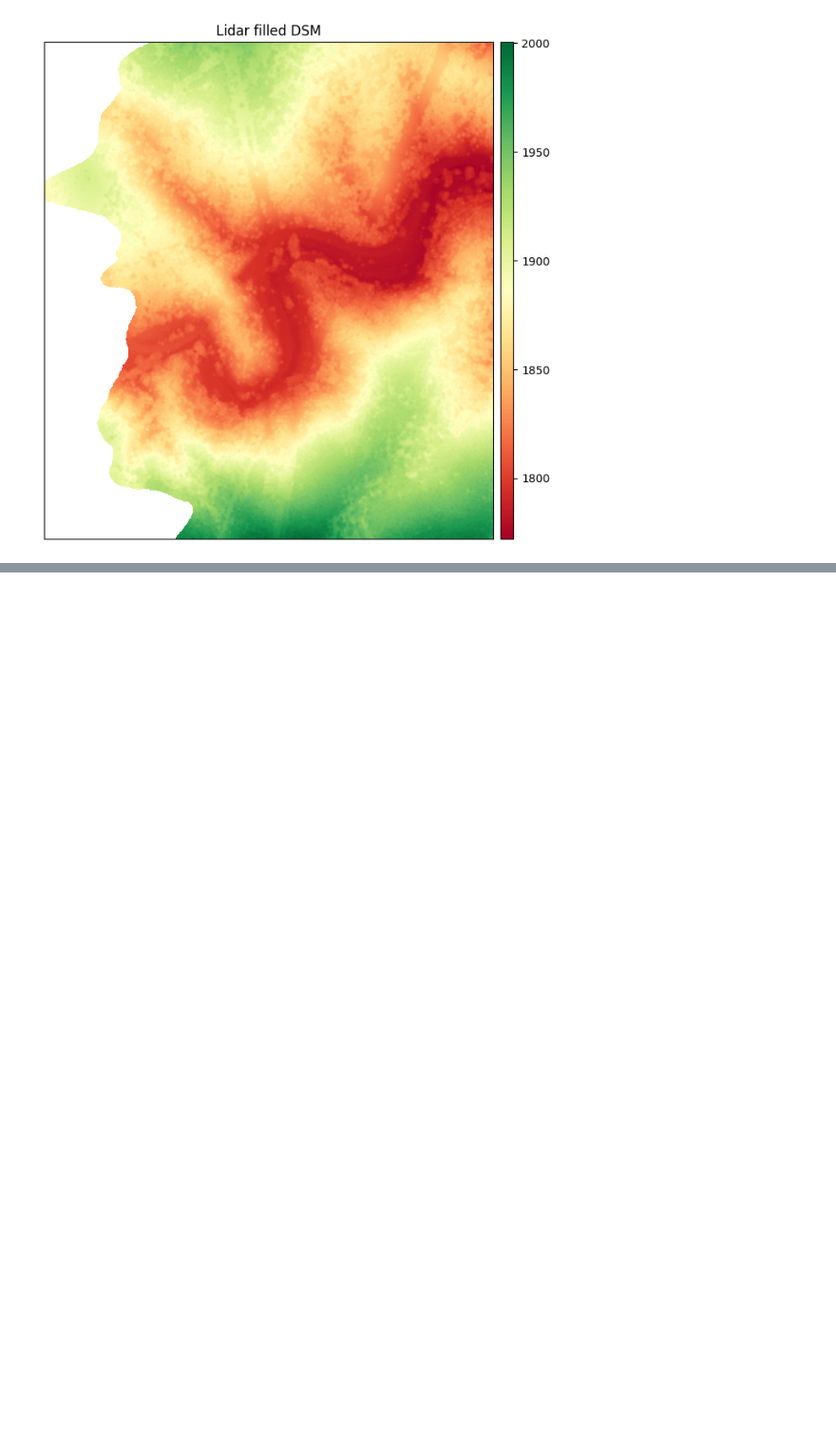
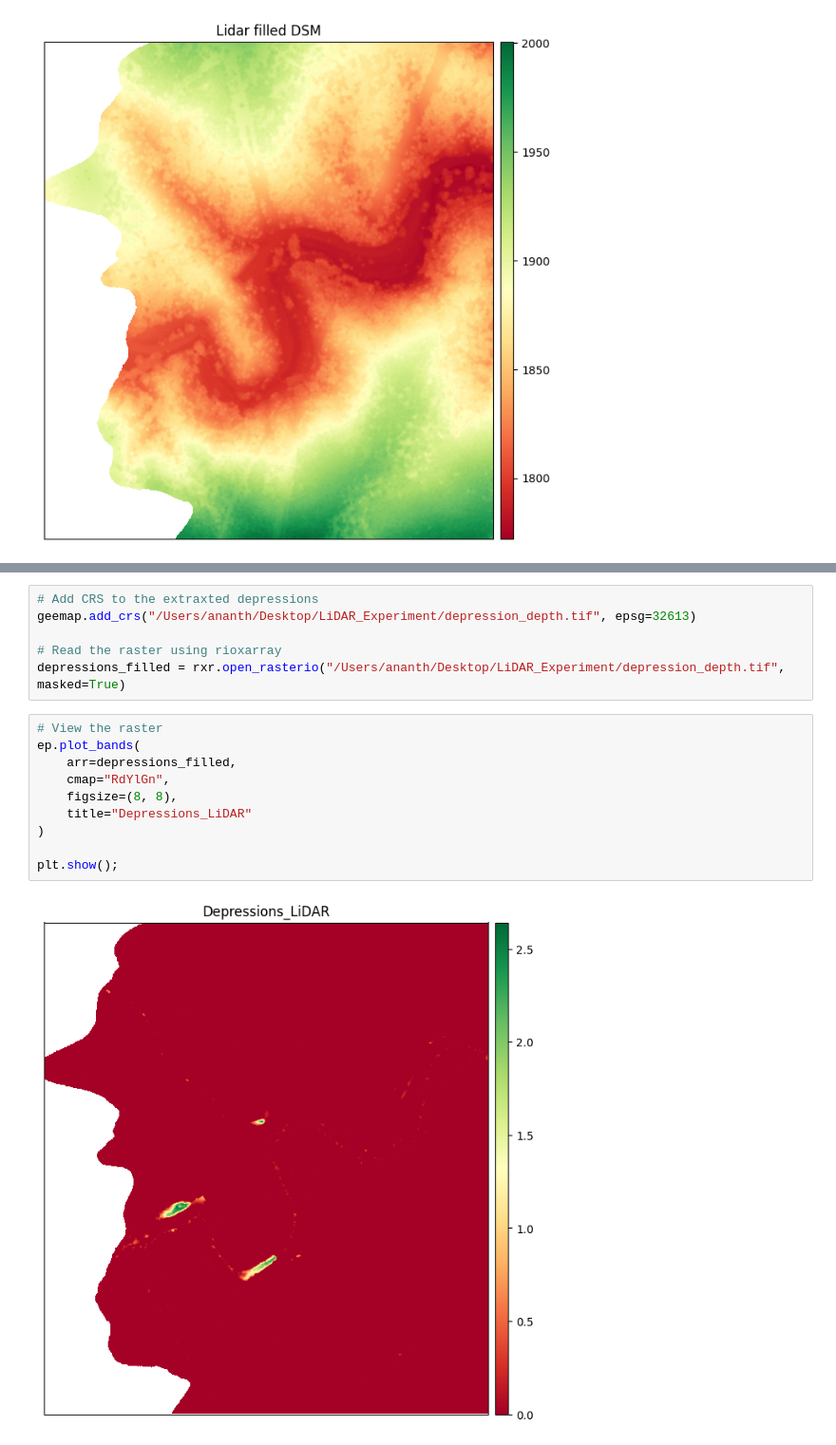
Before and after one commit to ananthk19/LiDAR_Experiments, a Jupyter notebook: main.ipynb, the cells around one changed output, grey strips where cells are left out. Shown at 95% size. Cells and saved outputs as stored; diff of their text form; blank space fills up the shorter version.

Commit message:
Created Depressions model

```diff
--- a/main.ipynb
+++ b/main.ipynb
@@ -440,0 +485,18 @@ plt.show();
+# %%
+# Add CRS to the extraxted depressions
+geemap.add_crs("/Users/ananth/Desktop/LiDAR_Experiment/depression_depth.tif", epsg=32613)
+
+# Read the raster using rioxarray
+depressions_filled = rxr.open_rasterio("/Users/ananth/Desktop/LiDAR_Experiment/depression_depth.tif", masked=True)
+# %%
+# View the raster
+ep.plot_bands(
+    arr=depressions_filled,
+    cmap="RdYlGn",
+    figsize=(8, 8),
+    title="Depressions_LiDAR"
+)
+
+plt.show();
+# %% [output]
+[figure, added]
```
Also changed, not shown: parts of 2 cells of this notebook, 3 other files.
